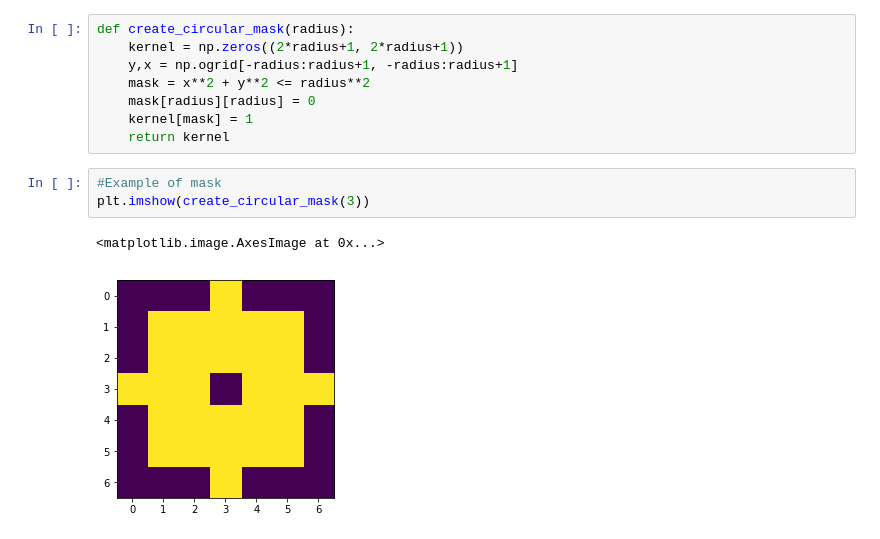
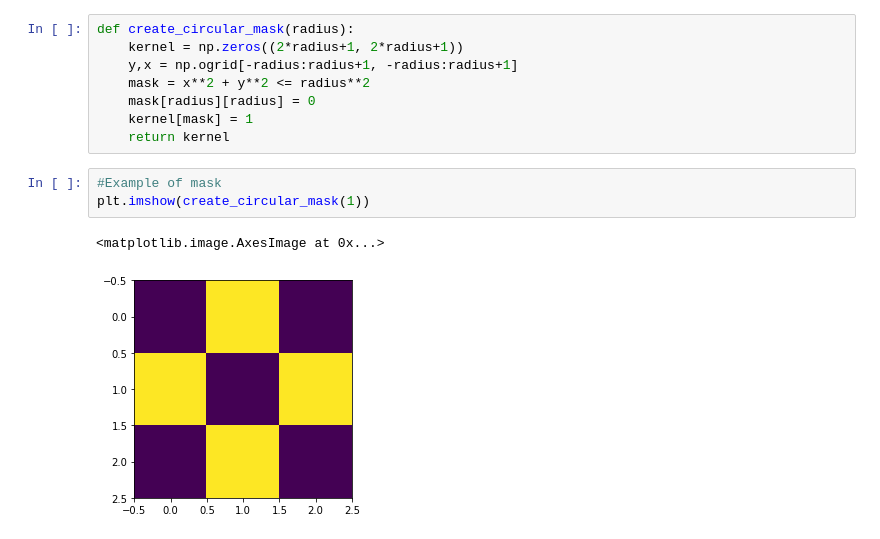
Before and after one commit to jonatan-flyckt/bachelors-thesis-playground, a Jupyter notebook: mask.ipynb, the cells around one changed output. Cells and saved outputs as stored; diff of their text form.

```diff
--- a/mask.ipynb
+++ b/mask.ipynb
@@ -15,10 +15,10 @@ def create_circular_mask(radius):
     return kernel
 # %%
 #Example of mask
-plt.imshow(create_circular_mask(3))
+plt.imshow(create_circular_mask(1))
 # %% [output]
 <matplotlib.image.AxesImage at 0x...>
-[figure, old version]
+[figure, new version]
 # %%
 im = Image.open("croppedImage_impoundment.tif")
 arr = np.asarray(im)
```
Also changed, not shown: parts of 1 cell of this notebook.
